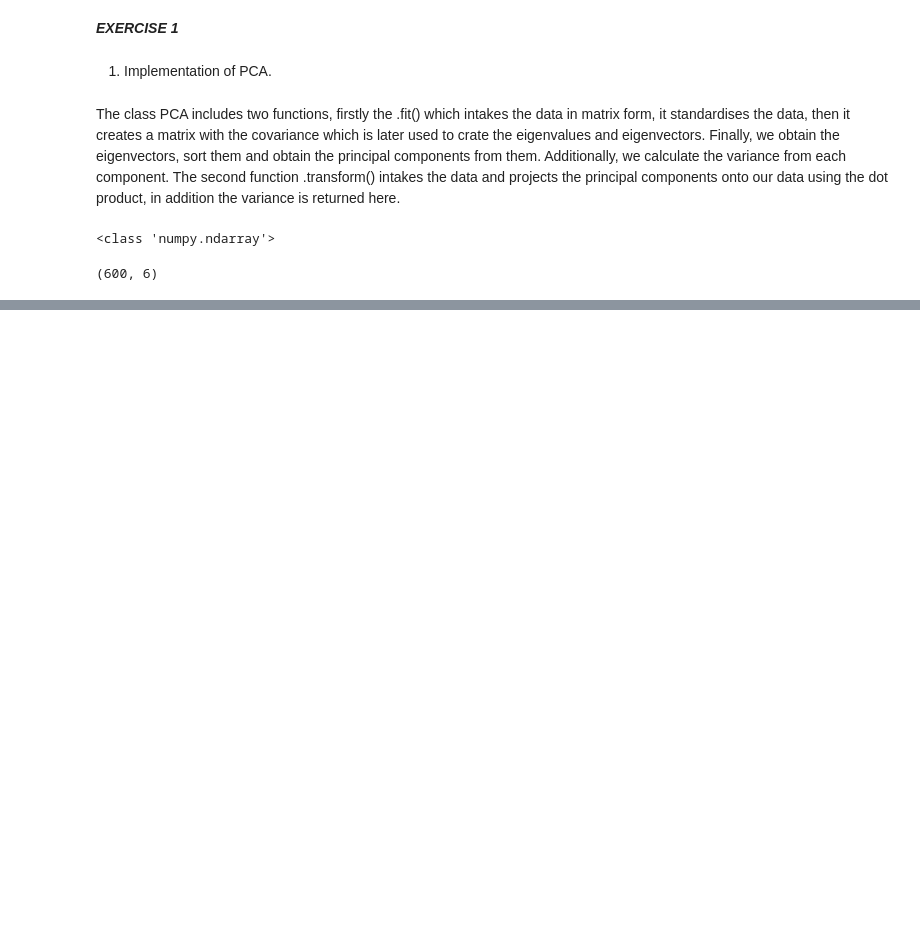
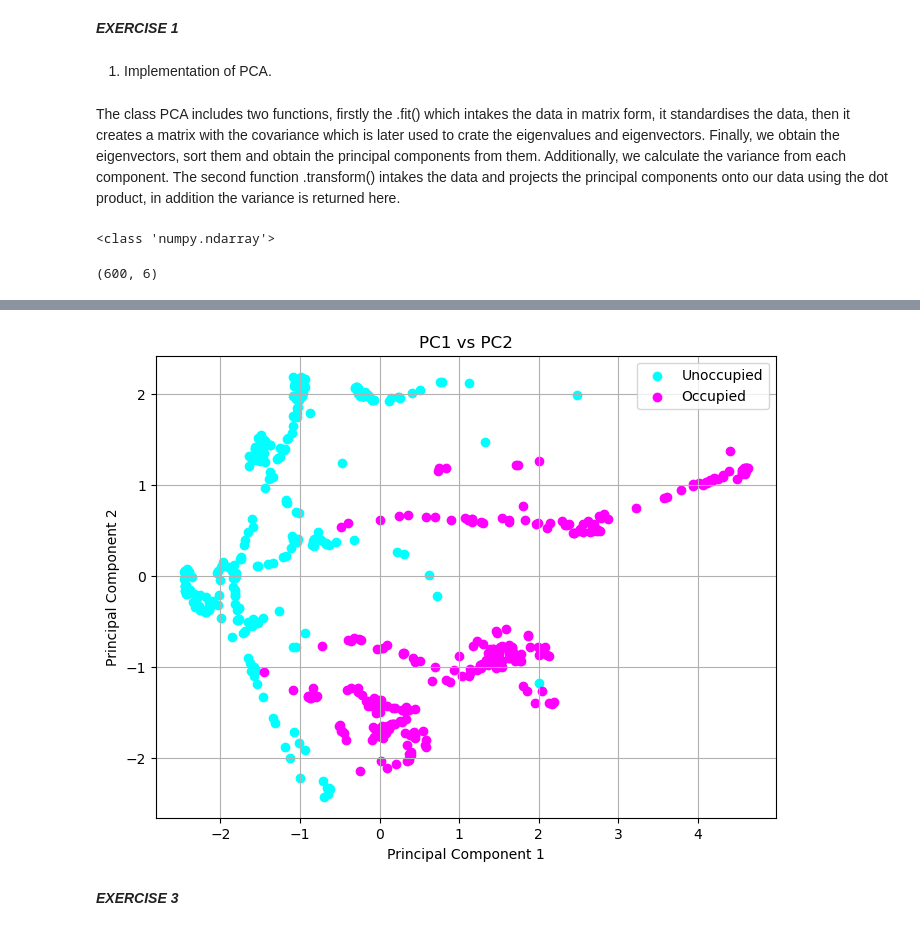
Before and after one commit to hjv300/IDS, a Jupyter notebook: assignment4/ass4.ipynb, the cells around one changed output, grey strips where cells are left out. Cells and saved outputs as stored; diff of their text form; code cells hidden in the pictures; blank space fills up the shorter version.

```diff
--- a/assignment4/ass4.ipynb
+++ b/assignment4/ass4.ipynb
@@ -131,0 +146,27 @@ Number of principal components needed to capture 95% of the variance: 3
+# %%
+pca_2comp = PCA(n_components=2)
+pca_2comp.fit(X_occu_train_scaled)
+
+X_occu_train_transformed_2comp , _ , _ = pca_2comp.transform(X_occu_train_scaled)
+
+
+plt.figure(figsize=(8, 6))
+
+plt.scatter(X_occu_train_transformed[y_occu_train == 0, 0],
+            X_occu_train_transformed[y_occu_train == 0, 1],
+            label='Unoccupied', color='cyan', alpha=1)
+
+plt.scatter(X_occu_train_transformed[y_occu_train == 1, 0],
+            X_occu_train_transformed[y_occu_train == 1, 1],
+            label='Occupied', color='magenta', alpha=1)
+
+plt.xlabel('Principal Component 1')
+plt.ylabel('Principal Component 2')
+plt.title('PC1 vs PC2')
+plt.legend()
+plt.grid(True)
+plt.show()
+# %% [output]
+[figure, added]
+# %% [markdown]
+***EXERCISE 3***
```
Also changed, not shown: parts of 6 cells of this notebook.
